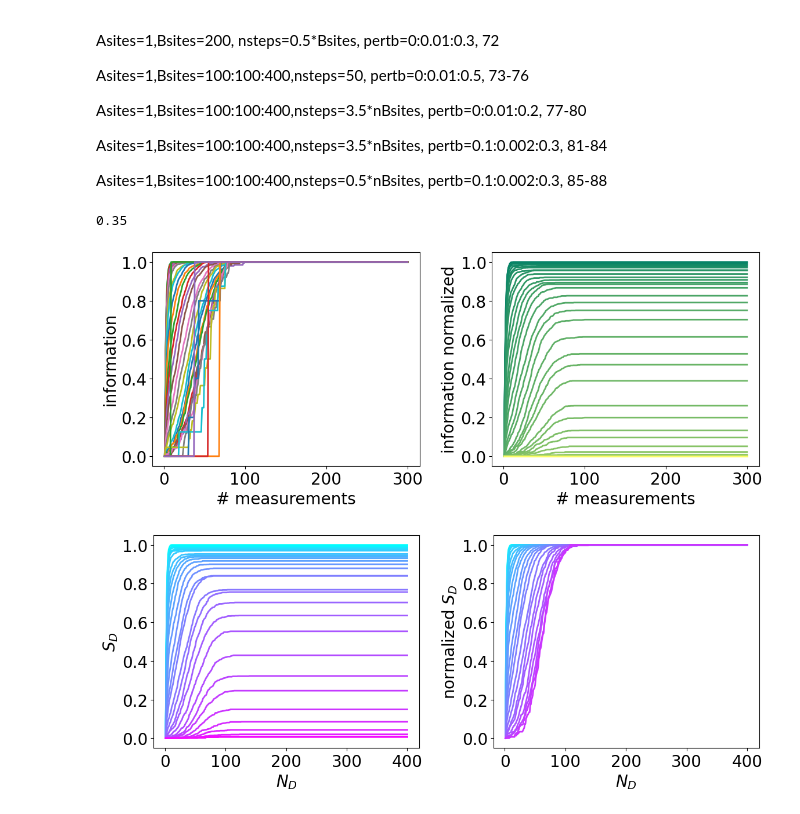
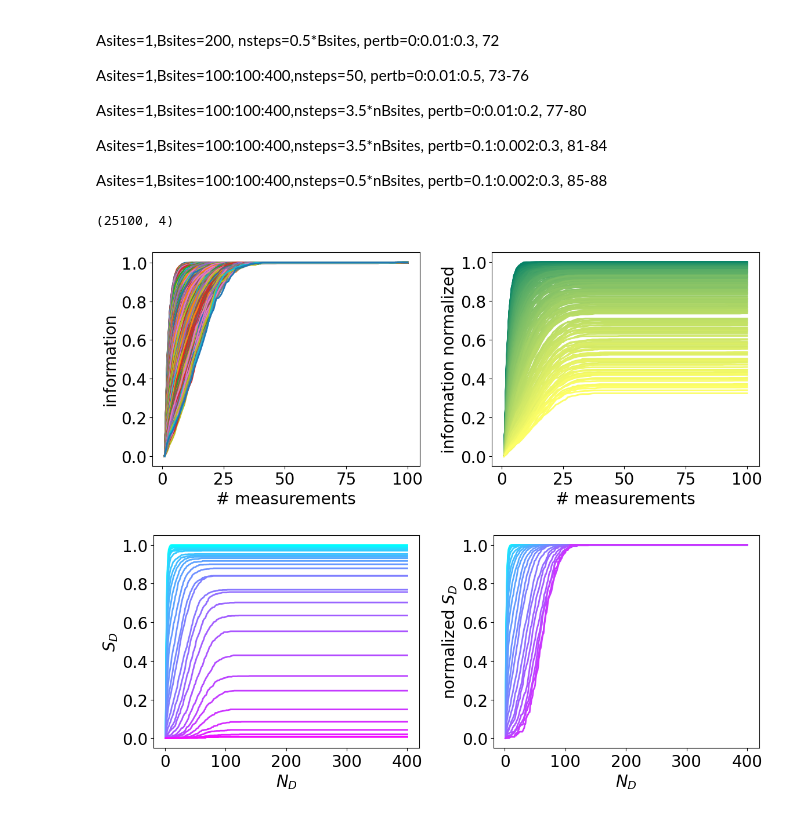
Before and after one commit to zsxqblz/classical_hayden_preskill, a Jupyter notebook: visualization/visualization_240405.ipynb, the cells around one changed output. Drawn from its saved outputs; the diff is of its cells as text; code cells hidden in the pictures.

```diff
--- a/visualization/visualization_240405.ipynb
+++ b/visualization/visualization_240405.ipynb
@@ -161,7 +161,7 @@ plt.plot(nmeas_l,fit_exp(nmeas_l,*popt))
 [figure]
 # %%
 file_idx = 10
-file_name = "../data/240323/240323_n%d_pp.npz"%(file_idx)
+file_name = "../data/240405/240405_n%d_pp.npz"%(file_idx)
 raw = np.load(file_name)
 nmeas_l = raw['x_l']
 pertb_l = raw['y_l']
@@ -209,7 +209,7 @@ plt.plot(nmeas_l,fit_exp(nmeas_l,*popt))
 Join data
 # %%
 file_idx = 8
-file_name = "../data/240323/240323_%d"%(file_idx)
+file_name = "../data/240405/240405_%d"%(file_idx)
 nmeas_l = np.loadtxt(file_name+'_scanx.csv',skiprows=1)
 pertb_l = np.loadtxt(file_name+'_scany.csv',skiprows=1)
 
@@ -230,7 +230,7 @@ for pertb_idx in range(0,pertb_upper_idx,1):
 plt.errorbar(pertb_l[0:pertb_upper_idx],meas0_l,yerr=meas0_std_l)
 
 file_idx = 6
-file_name = "../data/240323/240323_n%d_pp.npz"%(file_idx)
+file_name = "../data/240405/240405_n%d_pp.npz"%(file_idx)
 raw = np.load(file_name)
 nmeas_l = raw['x_l']
 pertb_l = raw['y_l']
@@ -274,7 +274,7 @@ merged_meas0_arr = []
 merged_meas0_std_arr = []
 
 for i in [20,19,18]:
-    file_name = "../data/240323/240323_%d"%(i)
+    file_name = "../data/240405/240405_%d"%(i)
     nmeas_l = np.loadtxt(file_name+'_scanx.csv',skiprows=1)
     pertb_l = np.loadtxt(file_name+'_scany.csv',skiprows=1)
 
@@ -295,7 +295,7 @@ for i in [20,19,18]:
 
 
 
-file_name = "../data/240323/240323_%d"%(16)
+file_name = "../data/240405/240405_%d"%(16)
 nmeas_l = np.loadtxt(file_name+'_scanx.csv',skiprows=1)
 pertb_l1 = np.loadtxt(file_name+'_scany.csv',skiprows=1)
 
@@ -312,7 +312,7 @@ for pertb_idx in range(0,pertb_upper_idx1,1):
 
 # plt.errorbar(pertb_l1[0:pertb_upper_idx1],meas0_l1,yerr=meas0_std_l1)
 
-file_name = "../data/240323/240323_%d"%(17)
+file_name = "../data/240405/240405_%d"%(17)
 nmeas_l = np.loadtxt(file_name+'_scanx.csv',skiprows=1)
 pertb_l2 = np.loadtxt(file_name+'_scany.csv',skiprows=1)
 
@@ -337,7 +337,7 @@ merged_meas0_arr.append(meas0_l)
 merged_meas0_std_arr.append(meas0_std_l)
 
 for i in range(5):
-    file_name = "../data/240323/240323_n%d_pp.npz"%(fine_file_idx[i])
+    file_name = "../data/240405/240405_n%d_pp.npz"%(fine_file_idx[i])
     raw = np.load(file_name)
     nmeas_l = raw['x_l']
     pertb_l1 = raw['y_l']
@@ -353,7 +353,7 @@ for i in range(5):
 
     # plt.errorbar(pertb_l1[0:pertb_upper_idx1],meas0_l1,yerr=meas0_std_l1)
 
-    file_name = "../data/240323/240323_%d"%(rough_file_idx[i])
+    file_name = "../data/240405/240405_%d"%(rough_file_idx[i])
     nmeas_l = np.loadtxt(file_name+'_scanx.csv',skiprows=1)
     pertb_l2 = np.loadtxt(file_name+'_scany.csv',skiprows=1)
 
@@ -409,7 +409,7 @@ fine_file_idx = [7,8,6,9,10]
 rough_file_idx = [11,12,13,14,15]
 
 for i in range(4):
-    file_name = "../data/240323/240323_%d"%(rough_file_idx[i])
+    file_name = "../data/240405/240405_%d"%(rough_file_idx[i])
     nmeas_l = np.loadtxt(file_name+'_scanx.csv',skiprows=1)
     pertb_l = np.loadtxt(file_name+'_scany.csv',skiprows=1)
 
@@ -462,40 +462,42 @@ Asites=1,Bsites=100:100:400,nsteps=3.5*nBsites, pertb=0.1:0.002:0.3, 81-84
 Asites=1,Bsites=100:100:400,nsteps=0.5*nBsites, pertb=0.1:0.002:0.3, 85-88
 # %%
 # 0.5 nB
-file_idx = 33
+file_idx = 1
 # 3.5 nB
 # file_idx = 83
-file_name = "../data/240323/240323_%d"%(file_idx)
+file_name = "../data/240405/240405_%d"%(file_idx)
 nmeas_l = np.loadtxt(file_name+'_scanx.csv',skiprows=1)
 pertb_l = np.loadtxt(file_name+'_scany.csv',skiprows=1)
 
 raw = np.loadtxt(file_name+'_data.csv',skiprows=1,delimiter=',')
-S_ave_arr = raw.reshape((len(pertb_l),len(nmeas_l)))
+print(raw.shape)
+S_ave_arr = raw[:,0].reshape((len(pertb_l),len(nmeas_l)))
+S_std_arr = raw[:,1].reshape((len(pertb_l),len(nmeas_l)))
 
 plt.figure(figsize=(12,5))
 cmap = mpl.colormaps['summer']
 plt.subplot(1,2,1)
 for pertb_idx in range(0,len(pertb_l),1):
     if np.average(S_ave_arr[pertb_idx,-10:]) == 0:
         print(pertb_l[pertb_idx])
         break
     plt.plot(nmeas_l, S_ave_arr[pertb_idx,:] / np.average(S_ave_arr[pertb_idx,-10:]))
     plt.xlabel("# measurements")
     plt.ylabel("information")
 
 # plt.xlim([0,100])
 plt.subplot(1,2,2)
 for pertb_idx in range(0,len(pertb_l),1):
     plt.plot(nmeas_l, S_ave_arr[pertb_idx,:],c=cmap((pertb_idx)/len(pertb_l)))
     plt.xlabel("# measurements")
     plt.ylabel("information normalized")
 
 plt.tight_layout()
 
 # plt.xlim([0,100])
 # %% [output]
-0.35
+(25100, 4)
-[figure, old version]
+[figure, new version]
 # %%
 # file_idx = 77
 file_idx = 34
```
Also changed, not shown: parts of 6 cells of this notebook, 6 other files.
